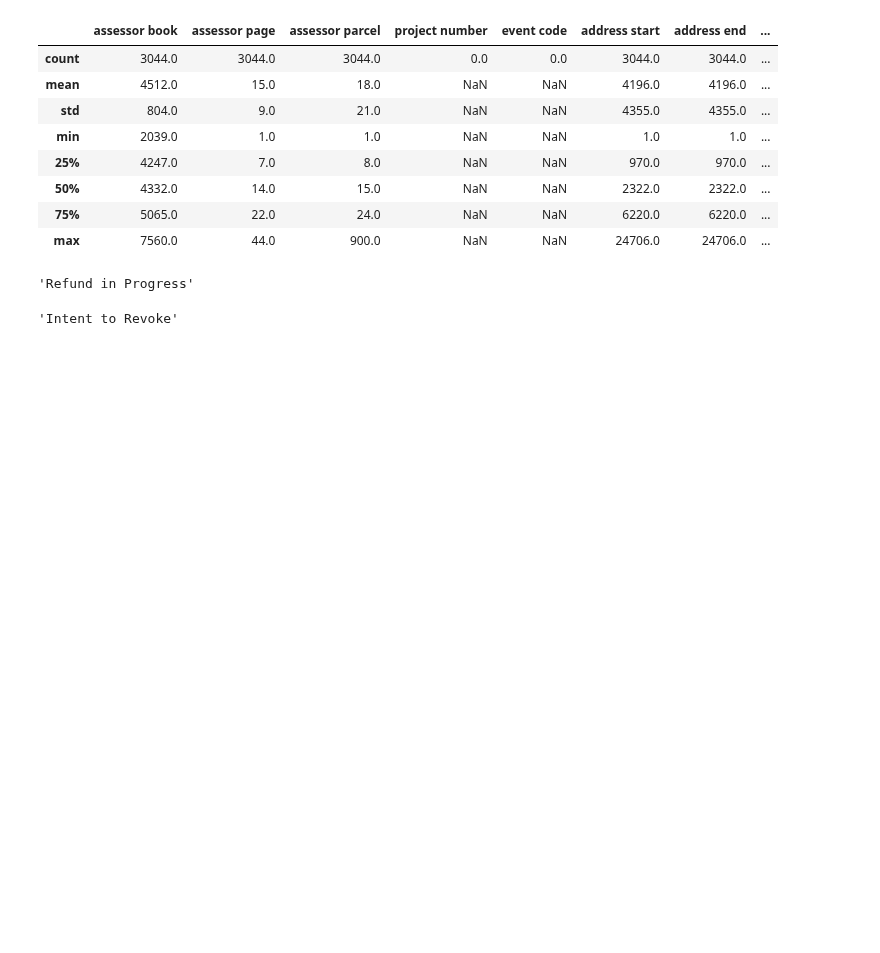
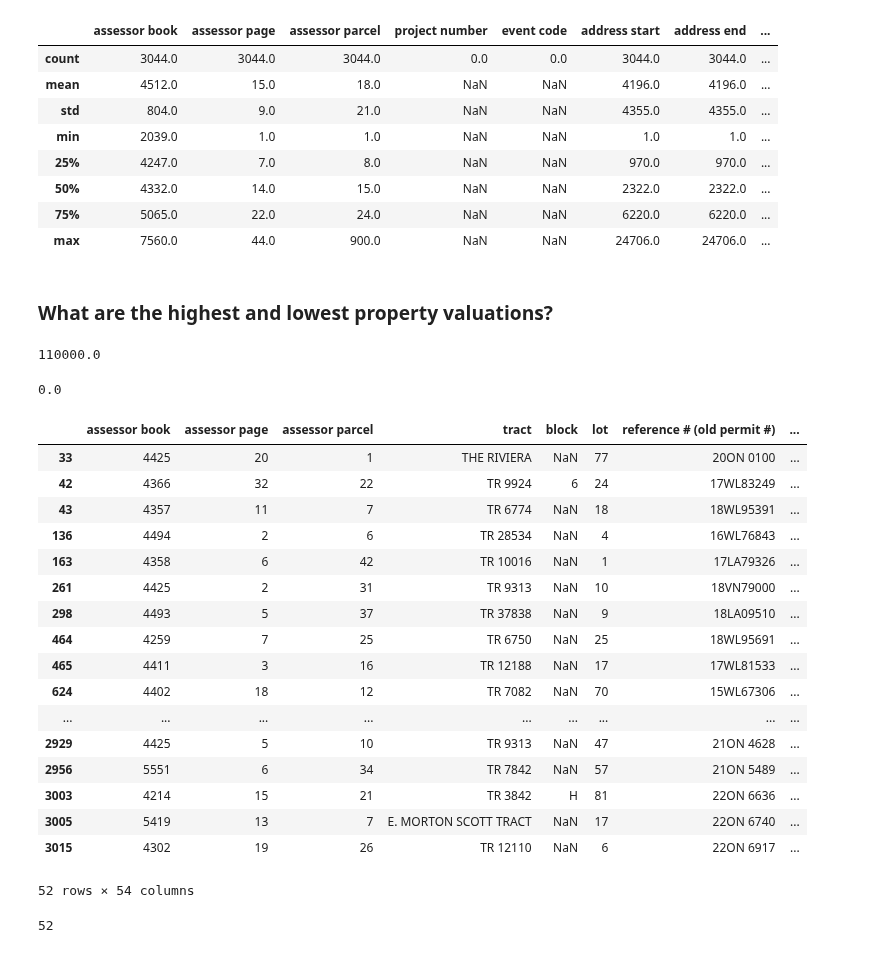
Before and after one commit to stiles/usc, a Jupyter notebook: students/zavarise/zavarise_assignment_three.ipynb, the cells around one changed output. Drawn from its saved outputs; the diff is of its cells as text; code cells hidden in the pictures; blank space fills up the shorter version.

```diff
--- a/students/zavarise/zavarise_assignment_three.ipynb
+++ b/students/zavarise/zavarise_assignment_three.ipynb
@@ -74,13 +74,40 @@ df.describe().round()
 | 50% | 4332.0 | 14.0 | 15.0 | NaN | NaN | 2322.0 | 2322.0 | ... |
 | 75% | 5065.0 | 22.0 | 24.0 | NaN | NaN | 6220.0 | 6220.0 | ... |
 | max | 7560.0 | 44.0 | 900.0 | NaN | NaN | 24706.0 | 24706.0 | ... |
+# %% [markdown]
+### What are the highest and lowest property valuations?
 # %%
-df['status'].max()
+df['valuation'].max()
 # %% [output]
-'Refund in Progress'
+110000.0
 # %%
-df['status'].min()
+df['valuation'].min()
 # %% [output]
-'Intent to Revoke'
+0.0
+# %%
+valuation_df
+# %% [output]
+|  | assessor book | assessor page | assessor parcel | tract | block | lot | reference # (old permit #) | ... |
+| 33 | 4425 | 20 | 1 | THE RIVIERA | NaN | 77 | 20ON 0100 | ... |
+| 42 | 4366 | 32 | 22 | TR 9924 | 6 | 24 | 17WL83249 | ... |
+| 43 | 4357 | 11 | 7 | TR 6774 | NaN | 18 | 18WL95391 | ... |
+| 136 | 4494 | 2 | 6 | TR 28534 | NaN | 4 | 16WL76843 | ... |
+| 163 | 4358 | 6 | 42 | TR 10016 | NaN | 1 | 17LA79326 | ... |
+| 261 | 4425 | 2 | 31 | TR 9313 | NaN | 10 | 18VN79000 | ... |
+| 298 | 4493 | 5 | 37 | TR 37838 | NaN | 9 | 18LA09510 | ... |
+| 464 | 4259 | 7 | 25 | TR 6750 | NaN | 25 | 18WL95691 | ... |
+| 465 | 4411 | 3 | 16 | TR 12188 | NaN | 17 | 17WL81533 | ... |
+| 624 | 4402 | 18 | 12 | TR 7082 | NaN | 70 | 15WL67306 | ... |
+| ... | ... | ... | ... | ... | ... | ... | ... | ... |
+| 2929 | 4425 | 5 | 10 | TR 9313 | NaN | 47 | 21ON 4628 | ... |
+| 2956 | 5551 | 6 | 34 | TR 7842 | NaN | 57 | 21ON 5489 | ... |
+| 3003 | 4214 | 15 | 21 | TR 3842 | H | 81 | 22ON 6636 | ... |
+| 3005 | 5419 | 13 | 7 | E. MORTON SCOTT TRACT | NaN | 17 | 22ON 6740 | ... |
+| 3015 | 4302 | 19 | 26 | TR 12110 | NaN | 6 | 22ON 6917 | ... |
+52 rows × 54 columns
+# %%
+len(valuation_df)
+# %% [output]
+52
 # %%
 valuation_df = df[df['valuation'] > 25000]
```
Also changed, not shown: parts of 3 cells of this notebook.
